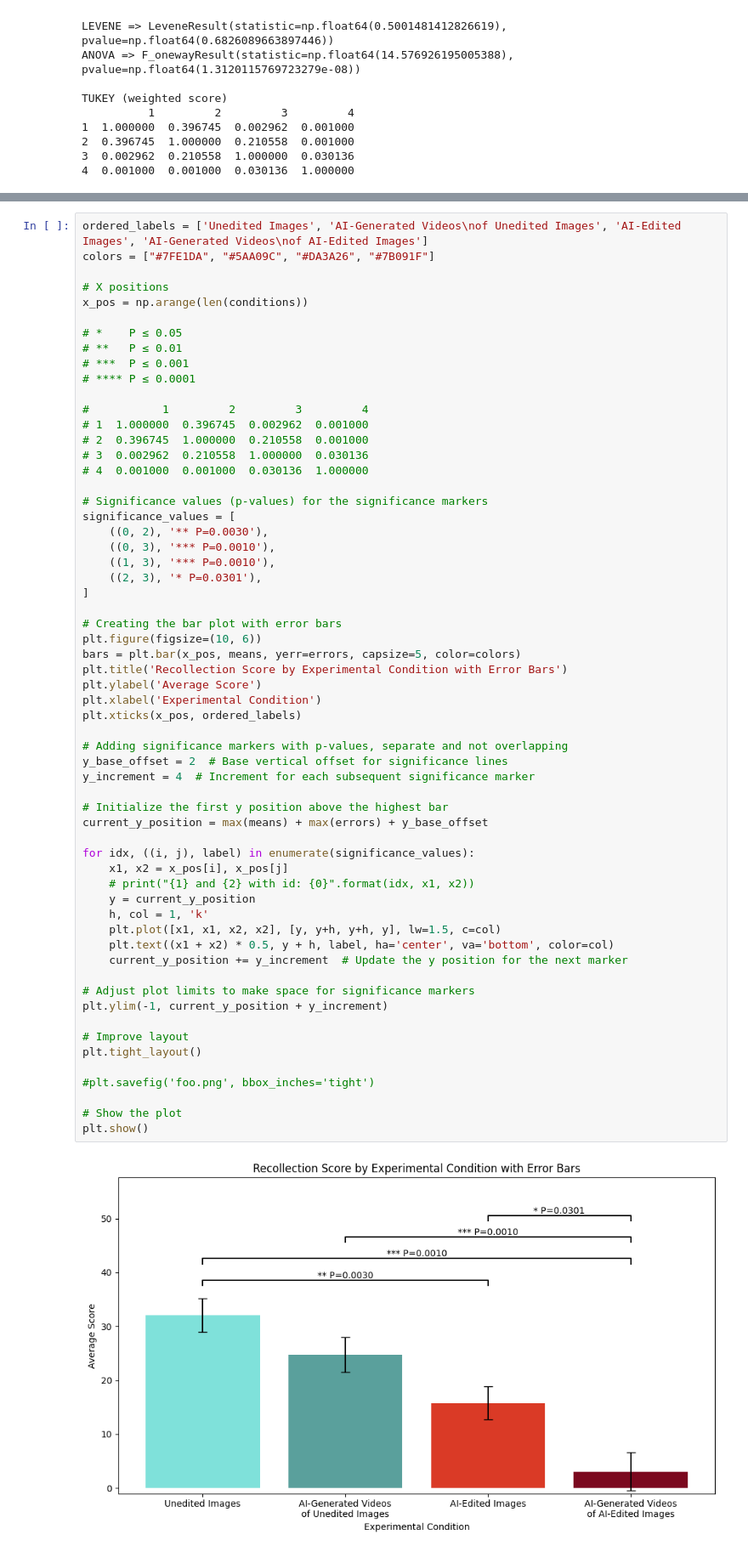
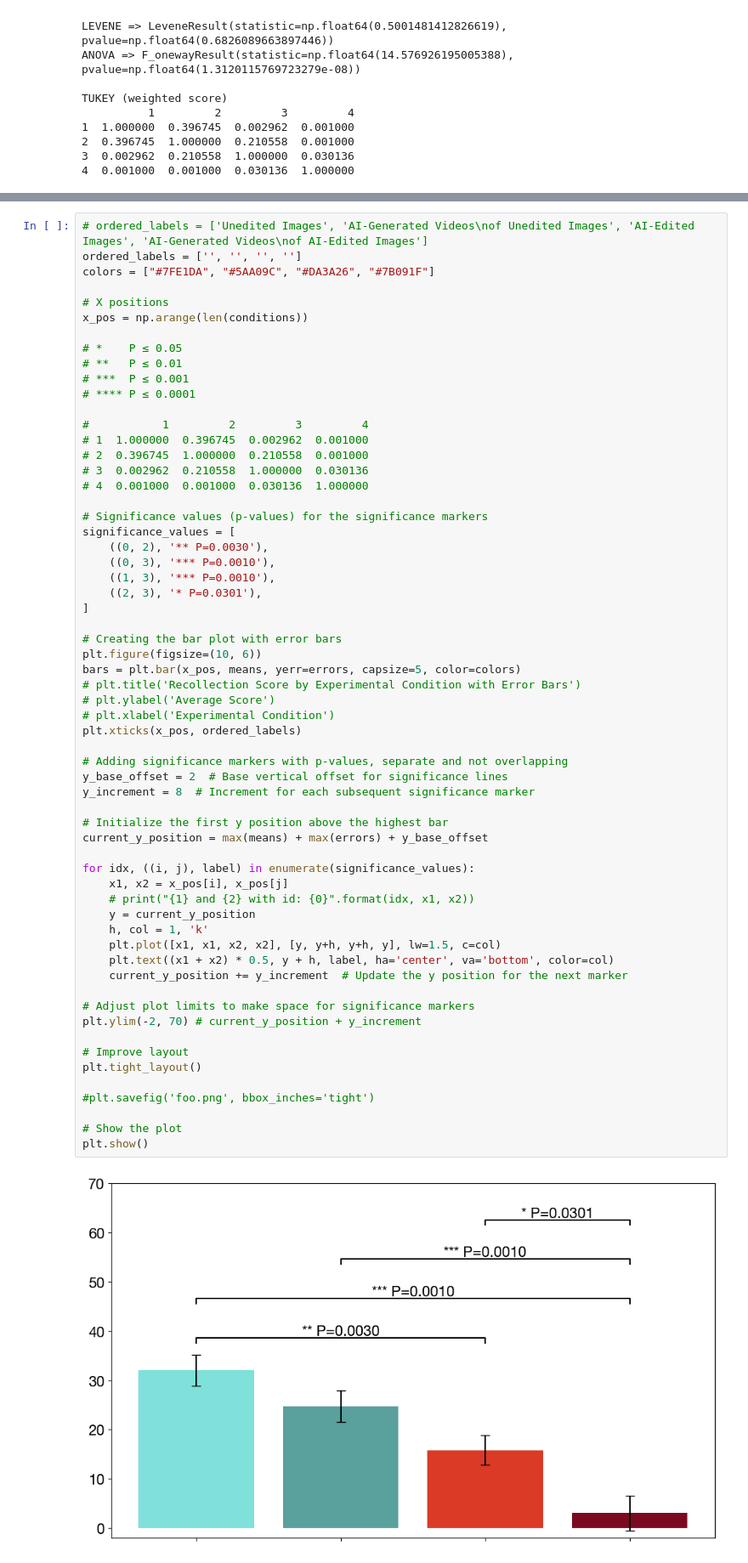
Before and after one commit to mitmedialab/synthetic-human-memories, a Jupyter notebook: analyze.ipynb, the cells around one changed output, grey strips where cells are left out. Shown: that part at 85% size. Saved outputs shown, nothing was run; the diff lists cells and outputs as text.

```diff
--- a/analyze.ipynb
+++ b/analyze.ipynb
@@ -254,5 +261,6 @@ for condition in conditions:
 # %%
-ordered_labels = ['Unedited Images', 'AI-Generated Videos\nof Unedited Images', 'AI-Edited Images', 'AI-Generated Videos\nof AI-Edited Images']
+# ordered_labels = ['Unedited Images', 'AI-Generated Videos\nof Unedited Images', 'AI-Edited Images', 'AI-Generated Videos\nof AI-Edited Images']
+ordered_labels = ['', '', '', '']
 colors = ["#7FE1DA", "#5AA09C", "#DA3A26", "#7B091F"]
 
 # X positions
@@ -280,39 +288,39 @@ significance_values = [
 # Creating the bar plot with error bars
 plt.figure(figsize=(10, 6))
 bars = plt.bar(x_pos, means, yerr=errors, capsize=5, color=colors)
-plt.title('Recollection Score by Experimental Condition with Error Bars')
-plt.ylabel('Average Score')
-plt.xlabel('Experimental Condition')
+# plt.title('Recollection Score by Experimental Condition with Error Bars')
+# plt.ylabel('Average Score')
+# plt.xlabel('Experimental Condition')
 plt.xticks(x_pos, ordered_labels)
 
 # Adding significance markers with p-values, separate and not overlapping
 y_base_offset = 2  # Base vertical offset for significance lines
-y_increment = 4  # Increment for each subsequent significance marker
+y_increment = 8  # Increment for each subsequent significance marker
 
 # Initialize the first y position above the highest bar
 current_y_position = max(means) + max(errors) + y_base_offset
 
 for idx, ((i, j), label) in enumerate(significance_values):
     x1, x2 = x_pos[i], x_pos[j]
     # print("{1} and {2} with id: {0}".format(idx, x1, x2))
     y = current_y_position
     h, col = 1, 'k'
     plt.plot([x1, x1, x2, x2], [y, y+h, y+h, y], lw=1.5, c=col)
     plt.text((x1 + x2) * 0.5, y + h, label, ha='center', va='bottom', color=col)
     current_y_position += y_increment  # Update the y position for the next marker
 
 # Adjust plot limits to make space for significance markers
-plt.ylim(-1, current_y_position + y_increment)
+plt.ylim(-2, 70) # current_y_position + y_increment
 
 # Improve layout
 plt.tight_layout()
 
 #plt.savefig('foo.png', bbox_inches='tight')
 
 # Show the plot
 plt.show()
 # %% [output]
-[figure, old version]
+[figure, new version]
 # %%
 result_induced = result[['condition', *[f"{i}_false_memories_ans" for i in length if i in induced_imgs]]]
 conf_induced = result[['condition', *[f"{i}_false_memories_conf" for i in length if i in induced_imgs]]]
```
Also changed, not shown: parts of 9 cells of this notebook, 1 other file.
